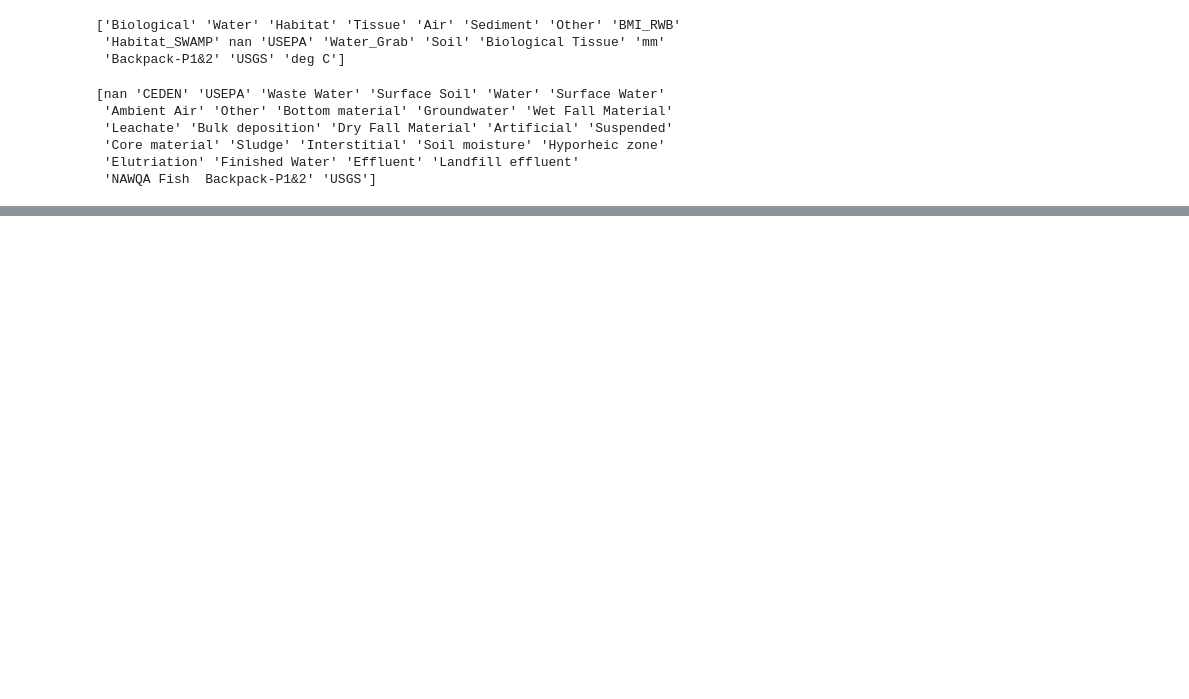
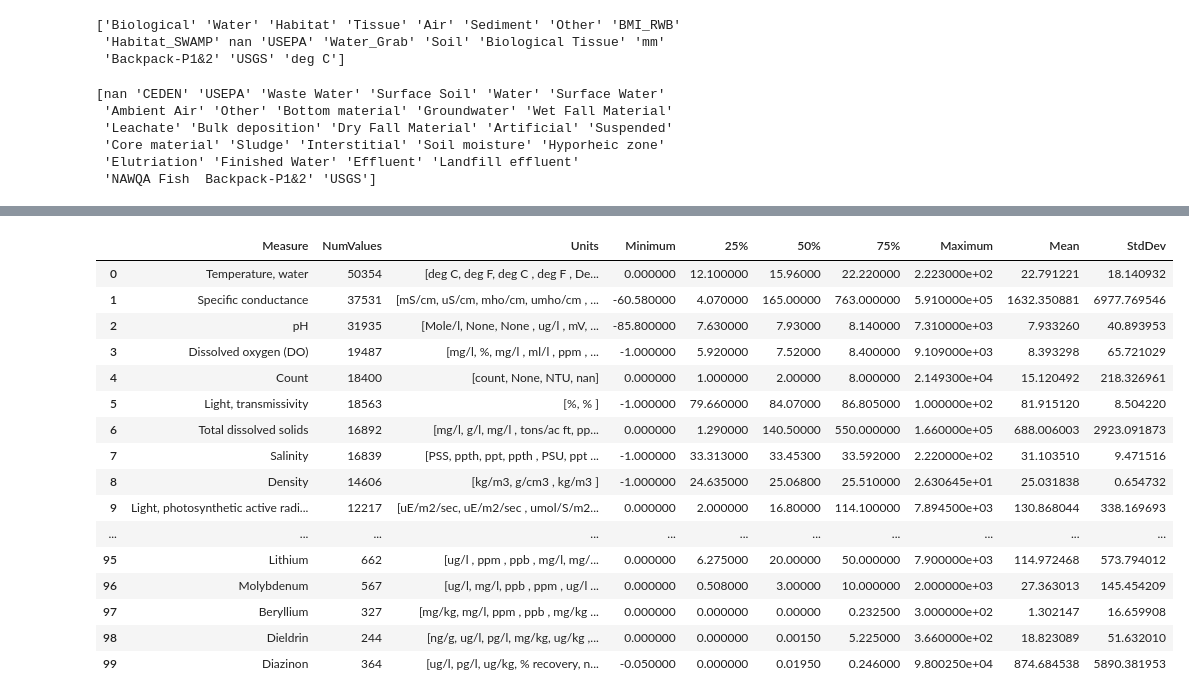
Before and after one commit to SeanU/waq, a Jupyter notebook: exploration/EDA.ipynb, the cells around one changed output, grey strips where cells are left out. Drawn from its saved outputs; the diff is of its cells as text; code cells hidden in the pictures; blank space fills up the shorter version.

```diff
--- a/exploration/EDA.ipynb
+++ b/exploration/EDA.ipynb
@@ -108 +119,57 @@ Iodide                                                            349
 Name: CharacteristicName, dtype: int64
+# %%
+topMeasures = results.CharacteristicName.value_counts() \
+                                        .head(100) \
+                                        .index
+
+stats = []
+for measure in topMeasures:
+    rows = results.ix[results.CharacteristicName == measure]
+    rows = rows[np.isfinite(rows.NumericResult)]
+    tally = len(rows)
+
+    units = rows["ResultMeasure/MeasureUnitCode"].unique()
+
+    min = rows.NumericResult.min()
+    max = rows.NumericResult.max()
+    mean = rows.NumericResult.mean()
+    stddev = rows.NumericResult.std()
+
+    quantiles = rows.NumericResult.quantile([.25, .5, .75])
+
+    stats.append({
+            'Measure': measure,
+            'NumValues': tally,
+            'Units': units,
+            'Minimum': min,
+            '25%': quantiles[.25],
+            '50%': quantiles[.5],
+            '75%': quantiles[.75],
+            'Maximum': max,
+            'Mean': mean,
+            'StdDev': stddev
+        })
+
+stats = pd.DataFrame(stats,
+                     columns=['Measure', 'NumValues', 'Units',
+                              'Minimum', '25%', '50%', '75%', 'Maximum',
+                              'Mean', 'StdDev'])
+stats
+# %% [output]
+|  | Measure | NumValues | Units | Minimum | 25% | 50% | 75% | Maximum | Mean | StdDev |
+| 0 | Temperature, water | 50354 | [deg C, deg F, deg C , deg F , De... | 0.000000 | 12.100000 | 15.96000 | 22.220000 | 2.223000e+02 | 22.791221 | 18.140932 |
+| 1 | Specific conductance | 37531 | [mS/cm, uS/cm, mho/cm, umho/cm , ... | -60.580000 | 4.070000 | 165.00000 | 763.000000 | 5.910000e+05 | 1632.350881 | 6977.769546 |
+| 2 | pH | 31935 | [Mole/l, None, None , ug/l , mV, ... | -85.800000 | 7.630000 | 7.93000 | 8.140000 | 7.310000e+03 | 7.933260 | 40.893953 |
+| 3 | Dissolved oxygen (DO) | 19487 | [mg/l, %, mg/l , ml/l , ppm , ... | -1.000000 | 5.920000 | 7.52000 | 8.400000 | 9.109000e+03 | 8.393298 | 65.721029 |
+| 4 | Count | 18400 | [count, None, NTU, nan] | 0.000000 | 1.000000 | 2.00000 | 8.000000 | 2.149300e+04 | 15.120492 | 218.326961 |
+| 5 | Light, transmissivity | 18563 | [%, % ] | -1.000000 | 79.660000 | 84.07000 | 86.805000 | 1.000000e+02 | 81.915120 | 8.504220 |
+| 6 | Total dissolved solids | 16892 | [mg/l, g/l, mg/l , tons/ac ft, pp... | 0.000000 | 1.290000 | 140.50000 | 550.000000 | 1.660000e+05 | 688.006003 | 2923.091873 |
+| 7 | Salinity | 16839 | [PSS, ppth, ppt, ppth , PSU, ppt ... | -1.000000 | 33.313000 | 33.45300 | 33.592000 | 2.220000e+02 | 31.103510 | 9.471516 |
+| 8 | Density | 14606 | [kg/m3, g/cm3 , kg/m3 ] | -1.000000 | 24.635000 | 25.06800 | 25.510000 | 2.630645e+01 | 25.031838 | 0.654732 |
+| 9 | Light, photosynthetic active radi... | 12217 | [uE/m2/sec, uE/m2/sec , umol/S/m2... | 0.000000 | 2.000000 | 16.80000 | 114.100000 | 7.894500e+03 | 130.868044 | 338.169693 |
+| ... | ... | ... | ... | ... | ... | ... | ... | ... | ... | ... |
+| 95 | Lithium | 662 | [ug/l , ppm , ppb , mg/l, mg/... | 0.000000 | 6.275000 | 20.00000 | 50.000000 | 7.900000e+03 | 114.972468 | 573.794012 |
+| 96 | Molybdenum | 567 | [ug/l, mg/l, ppb , ppm , ug/l ... | 0.000000 | 0.508000 | 3.00000 | 10.000000 | 2.000000e+03 | 27.363013 | 145.454209 |
+| 97 | Beryllium | 327 | [mg/kg, mg/l, ppm , ppb , mg/kg ... | 0.000000 | 0.000000 | 0.00000 | 0.232500 | 3.000000e+02 | 1.302147 | 16.659908 |
+| 98 | Dieldrin | 244 | [ng/g, ug/l, pg/l, mg/kg, ug/kg ,... | 0.000000 | 0.000000 | 0.00150 | 5.225000 | 3.660000e+02 | 18.823089 | 51.632010 |
+| 99 | Diazinon | 364 | [ug/l, pg/l, ug/kg, % recovery, n... | -0.050000 | 0.000000 | 0.01950 | 0.246000 | 9.800250e+04 | 874.684538 | 5890.381953 |
```
Also changed, not shown: parts of 5 cells of this notebook.
